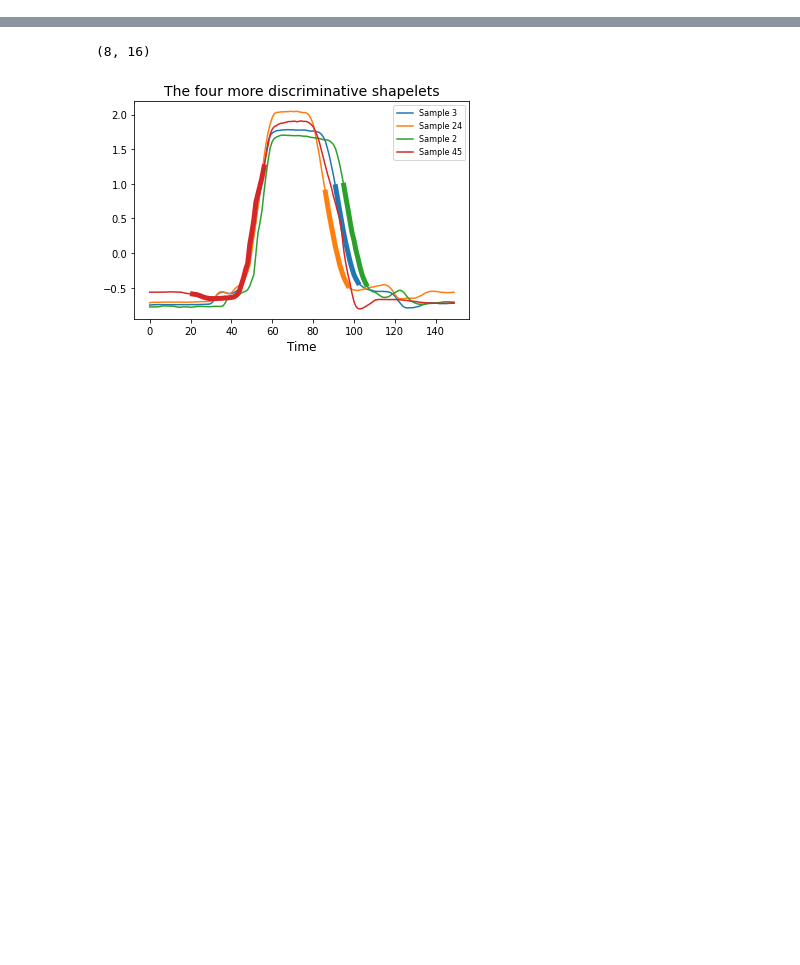
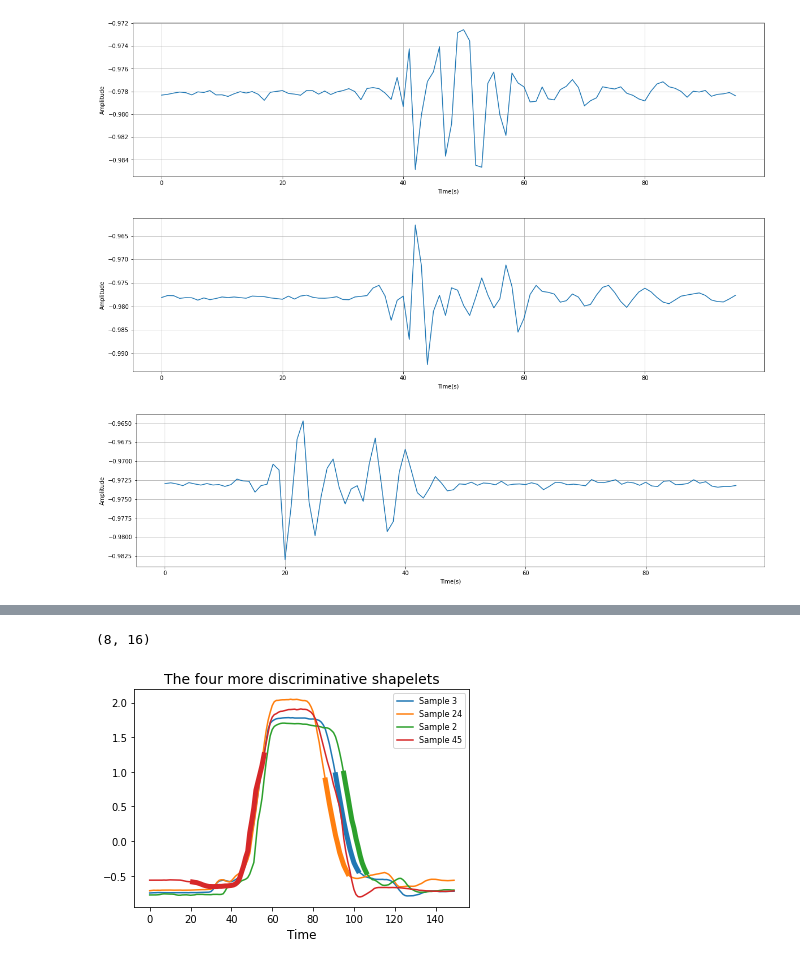
Before and after one commit to lemon71037/soil-disturbance, a Jupyter notebook: wavelet.ipynb, the cells around one changed output, grey strips where cells are left out. Saved outputs shown, nothing was run; the diff lists cells and outputs as text; code cells hidden in the pictures; blank space fills up the shorter version.

```diff
--- a/wavelet.ipynb
+++ b/wavelet.ipynb
@@ -24,7 +24,17 @@ import pywt
 from data_split import *
 from data_process import *
 # %%
+zwy_dig_10 = get_specific_data('E:/研一/嗑盐/土壤扰动/dataset/zwy', by_txt=False)
 zwy1_dig_10 = get_specific_data('E:/研一/嗑盐/土壤扰动/dataset/zwy_d1', by_txt=False)
-zwy_dig_10 = get_specific_data('E:/研一/嗑盐/土壤扰动/dataset/zwy', by_txt=False)
-j11_dig_10 = get_specific_data('E:/研一/嗑盐/土壤扰动/dataset/j11', by_txt=False)
-j11_dig_00 = get_specific_data('E:/研一/嗑盐/土壤扰动/dataset/j11', dis='0.0', by_txt=False)
+zwy2_dig_10 = get_specific_data('E:/研一/嗑盐/土壤扰动/dataset/zwy_md', by_txt=False)
+zwy_jump_10 = get_specific_data('E:/研一/嗑盐/土壤扰动/dataset/zwy', by_txt=False, activity='jump')
+zwy1_jump_10 = get_specific_data('E:/研一/嗑盐/土壤扰动/dataset/zwy_d1', by_txt=False, activity='jump')
+zwy2_jump_10 = get_specific_data('E:/研一/嗑盐/土壤扰动/dataset/zwy_md', by_txt=False, activity='jump')
+# %%
+plot_time(zwy_dig_10[1]['data_z'])
+plot_time(zwy1_dig_10[1]['data_z'])
+plot_time(zwy2_dig_10[1]['data_z'])
+# %% [output]
+[figure, added]
+[figure, added]
+[figure, added]
```
Also changed, not shown: parts of 1 cell of this notebook, 6 other files.
